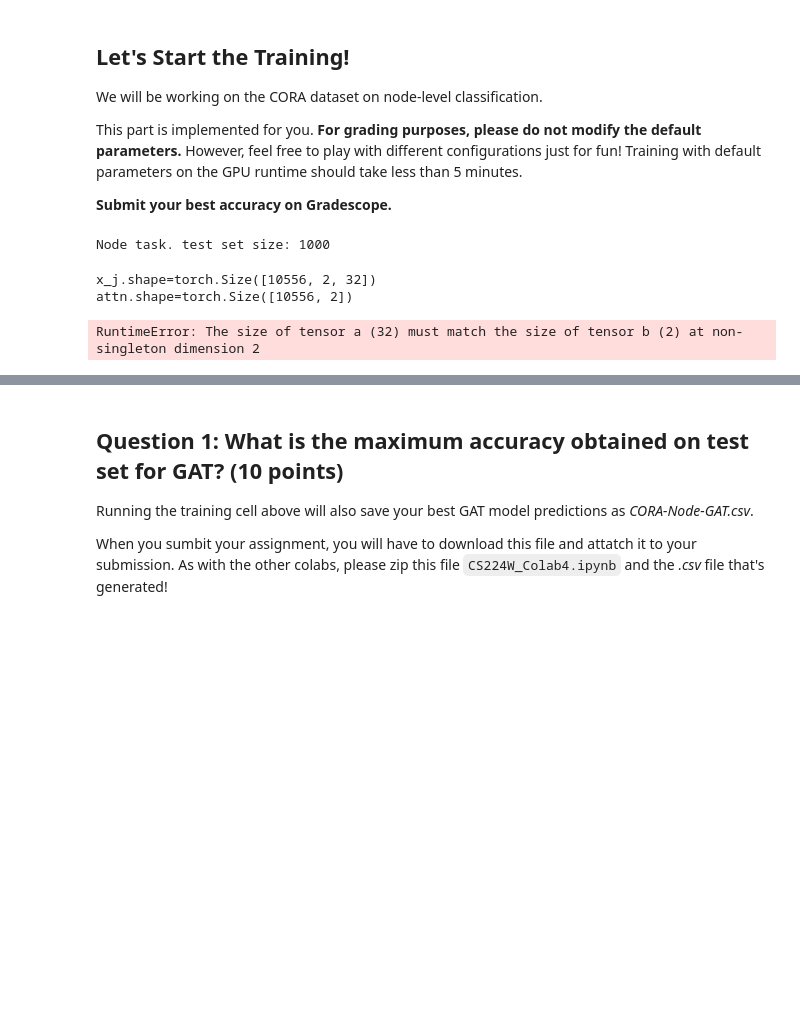
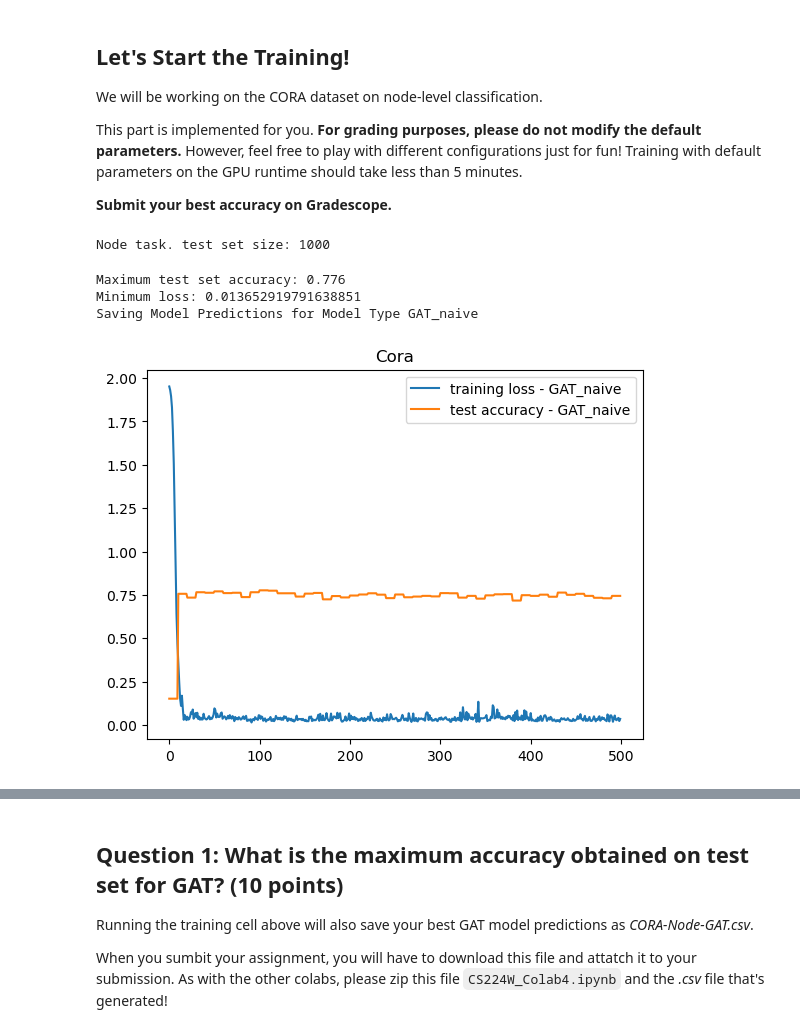
Before and after one commit to Sibo-Tian/CS224W, a Jupyter notebook: Colab4.ipynb, the cells around one changed output, grey strips where cells are left out. Drawn from its saved outputs; the diff is of its cells as text; code cells hidden in the pictures; blank space fills up the shorter version.

```diff
--- a/Colab4.ipynb
+++ b/Colab4.ipynb
@@ -542,41 +547,42 @@ This part is implemented for you. **For grading purposes, please do not modify t
 # %%
 if 'IS_GRADESCOPE_ENV' not in os.environ:
     for args in [
-        {'model_type': 'GAT_naive', 'dataset': 'cora', 'num_layers': 2, 'heads': 1, 'batch_size': 32, 'hidden_dim': 32, 'dropout': 0.5, 'epochs': 500, 'opt': 'adam', 'opt_scheduler': 'none', 'opt_restart': 0, 'weight_decay': 5e-3, 'lr': 0.01},
+        {'model_type': 'GAT_naive', 'dataset': 'cora', 'num_layers': 2, 'heads': 4, 'batch_size': 64, 'hidden_dim': 64, 'dropout': 0.5, 'epochs': 500, 'opt': 'adam', 'opt_scheduler': 'none', 'opt_restart': 0, 'weight_decay': 5e-3, 'lr': 0.01},
     ]:
         args = objectview(args)
         for model in ['GAT_naive']:
             args.model_type = model
 
             # Match the dimension.
             if model == 'GAT_naive':
               args.heads = 2
             else:
               args.heads = 1
 
             if args.dataset == 'cora':
                 dataset = Planetoid(root='/tmp/cora', name='Cora')
             else:
                 raise NotImplementedError("Unknown dataset")
             test_accs, losses, best_model, best_acc, test_loader = train(dataset, args)
 
             print("Maximum test set accuracy: {0}".format(max(test_accs)))
             print("Minimum loss: {0}".format(min(losses)))
 
             # Run test for our best model to save the predictions!
             test(test_loader, best_model, is_validation=False, save_model_preds=True, model_type=model)
             print()
 
             plt.title(dataset.name)
             plt.plot(losses, label="training loss" + " - " + args.model_type)
             plt.plot(test_accs, label="test accuracy" + " - " + args.model_type)
         plt.legend()
         plt.show()
 # %% [output]
 Node task. test set size: 1000
-x_j.shape=torch.Size([10556, 2, 32])
-attn.shape=torch.Size([10556, 2])
+Maximum test set accuracy: 0.776
+Minimum loss: 0.013652919791638851
+Saving Model Predictions for Model Type GAT_naive
-RuntimeError: The size of tensor a (32) must match the size of tensor b (2) at non-singleton dimension 2
+[figure, added]
 # %%
 if 'IS_GRADESCOPE_ENV' not in os.environ:
     for args in [
```
Also changed, not shown: parts of 5 cells of this notebook, 1 other file.
